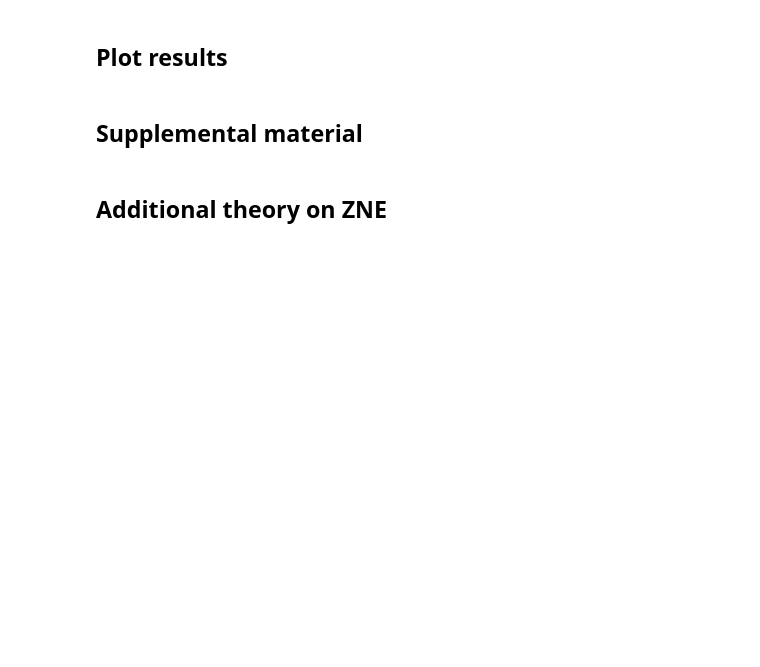
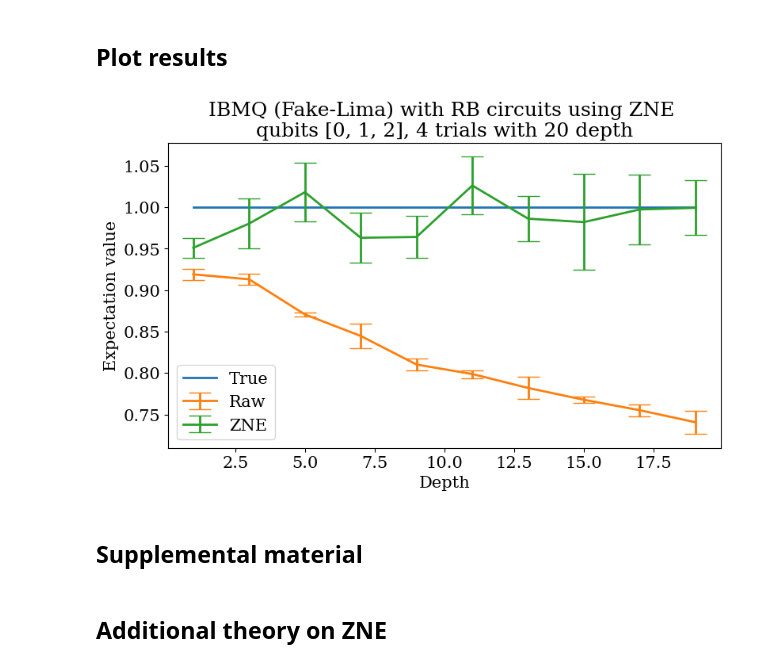
Before and after one commit to vprusso/qpl_2023_demo, a Jupyter notebook: qpl_2023_demo.ipynb, the cells around one changed output. Drawn from its saved outputs; the diff is of its cells as text; code cells hidden in the pictures; blank space fills up the shorter version.

```diff
--- a/qpl_2023_demo.ipynb
+++ b/qpl_2023_demo.ipynb
@@ -170,5 +166,6 @@ def named_qubit_to_line_qubit(named_qubit: str) -> cirq.LineQubit:
 # %%
-def get_circuit(depth: int, seed: int) -> Union[Tuple[cirq.Circuit, str], Tuple[qiskit.QuantumCircuit, str]]:
+def get_circuit(depth: int, seed: int) -> tuple[qiskit.QuantumCircuit, str]:
+    """Generate a random circuit to benchmark against."""
     circuit = rb.randomized_benchmarking_seq(
         length_vector=[depth],
         rb_pattern=rb_pattern,
@@ -184,37 +181,36 @@ def get_circuit(depth: int, seed: int) -> Union[Tuple[cirq.Circuit, str], Tuple[
 # %% [markdown]
 ## CNOT count utility functions
 # %%
-def get_num_cnot_count(circuit: Union[cirq.Circuit, qiskit.QuantumCircuit]) -> int:
+def get_num_cnot_count(circuit: qiskit.QuantumCircuit) -> int:
     """Determine number of cnot gates in a given `Circuit` object."""
     return circuit.count_ops().get("cx")
 
-def get_avg_cnot_count(circuits: Union[List[cirq.Circuit], List[qiskit.QuantumCircuit]]) -> float:
+def get_avg_cnot_count(circuits: list[qiskit.QuantumCircuit]) -> float:
     """Determine average number of cnot gates present in
     list of either `Circuit` or `QuantumCircuit` objects."""
     return np.average([c.count_ops().get("cx") for c in circuits])
 
-def get_oneq_count(circuit: Union[cirq.Circuit, qiskit.QuantumCircuit]) -> int:
+def get_oneq_count(circuit: qiskit.QuantumCircuit) -> int:
     return len(circuit) - get_num_cnot_count(circuit)
 # %% [markdown]
 ## Executor
 # %%
 def execute(
-    circuits: Union[cirq.Circuit, List[cirq.Circuit]],
-    backend,
+    circuits: cirq.Circuit,
+    backend: Backend,
     shots: int,
     correct_bitstring: str,
     verbose: bool = True,
-) -> List[float]:
+):
     """Executes the input circuit(s) and returns ⟨A⟩, where
     A = |correct_bitstring⟩⟨correct_bitstring| for each circuit.
     """
-    if not isinstance(circuits, list):
-        circuits = [circuits]
+    circuits = [circuits]
 
     if verbose:
         # Calculate average number of CNOT gates per circuit.
         print(f"Executing {len(circuits)} circuit(s) on {backend}.")
-        print(f"Average cnot count in circuits: {get_avg_cnot_count(circuits)}")
+        print(f"Average CNOT count in circuits: {get_avg_cnot_count(circuits)}")
 
     # Store all circuits to run in list to be returned.
     to_run = []
@@ -229,13 +225,13 @@ def execute(
                 circuit_to_run,
                 backend=backend,
                 initial_layout=physical_ibm_qubits,
-                optimization_level=0, # Otherwise RB circuits are simplified to empty circuits.
+                optimization_level=0,  # Otherwise RB circuits are simplified to empty circuits.
             )
         )
 
     if verbose:
         # Calculate average number of CNOT gates per compiled circuit.
-        print(f"Average cnot count in compiled circuits: {get_avg_cnot_count(to_run)}")
+        print(f"Average CNOT count in compiled circuits: {get_avg_cnot_count(to_run)}")
 
     # Run and get counts.
     job = backend.run(
@@ -244,9 +240,7 @@ def execute(
         init_qubits=True,
         shots=shots,
     )
-    if len(circuits) == 1:
-        return [job.result().get_counts().get(correct_bitstring, 0.0) / shots]
-    return [count.get(correct_bitstring, 0.0) / shots for count in job.result().get_counts()]
+    return [job.result().get_counts().get(correct_bitstring, 0.0) / shots]
 # %% [markdown]
 ## Experiment
 # %%
@@ -315,17 +331,19 @@ std_zne_values = np.std(zne_values, axis=1, ddof=1)
 # %%
 plt.figure(figsize=(9, 5))
 
 kwargs = {"capsize": 10, "lw": 2}
 
 plt.plot(depths, avg_true_values, label="True", lw=2)
 plt.errorbar(depths, avg_noisy_values, yerr=std_noisy_values, label="Raw", **kwargs)
 
 plt.errorbar(depths, avg_zne_values, yerr=std_zne_values, label="ZNE", **kwargs)
 
-plt.title(f"""IBMQ Fake-Lima with RB circuits using ZNE \nqubits {qubits}, {trials} trials with {max_depth} depth""")
+plt.title(f"""IBMQ (Fake-Lima) with RB circuits using ZNE \nqubits {qubits}, {trials} trials with {max_depth} depth""")
 plt.xlabel("Depth")
 plt.ylabel("Expectation value")
 plt.legend();
+# %% [output]
+[figure, added]
 # %% [markdown]
 ## Supplemental material
 # %% [markdown]
```
Also changed, not shown: parts of 16 cells of this notebook.
